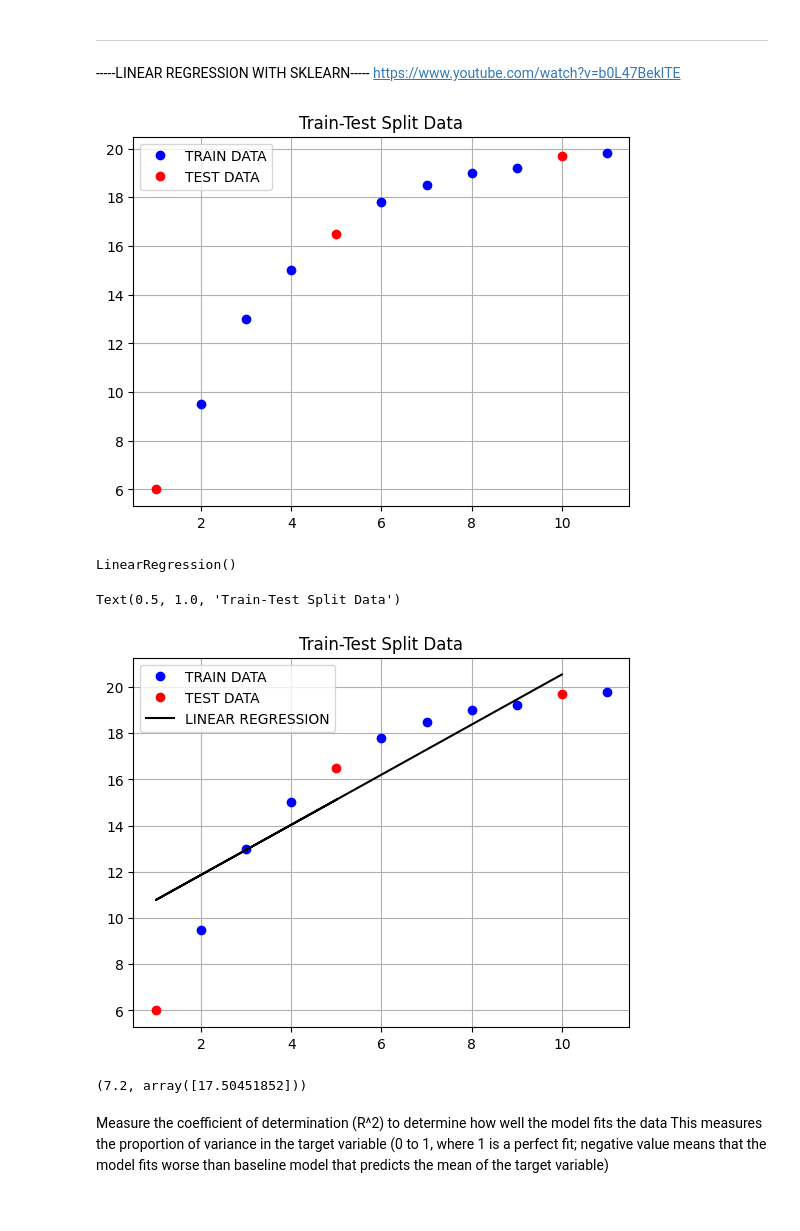
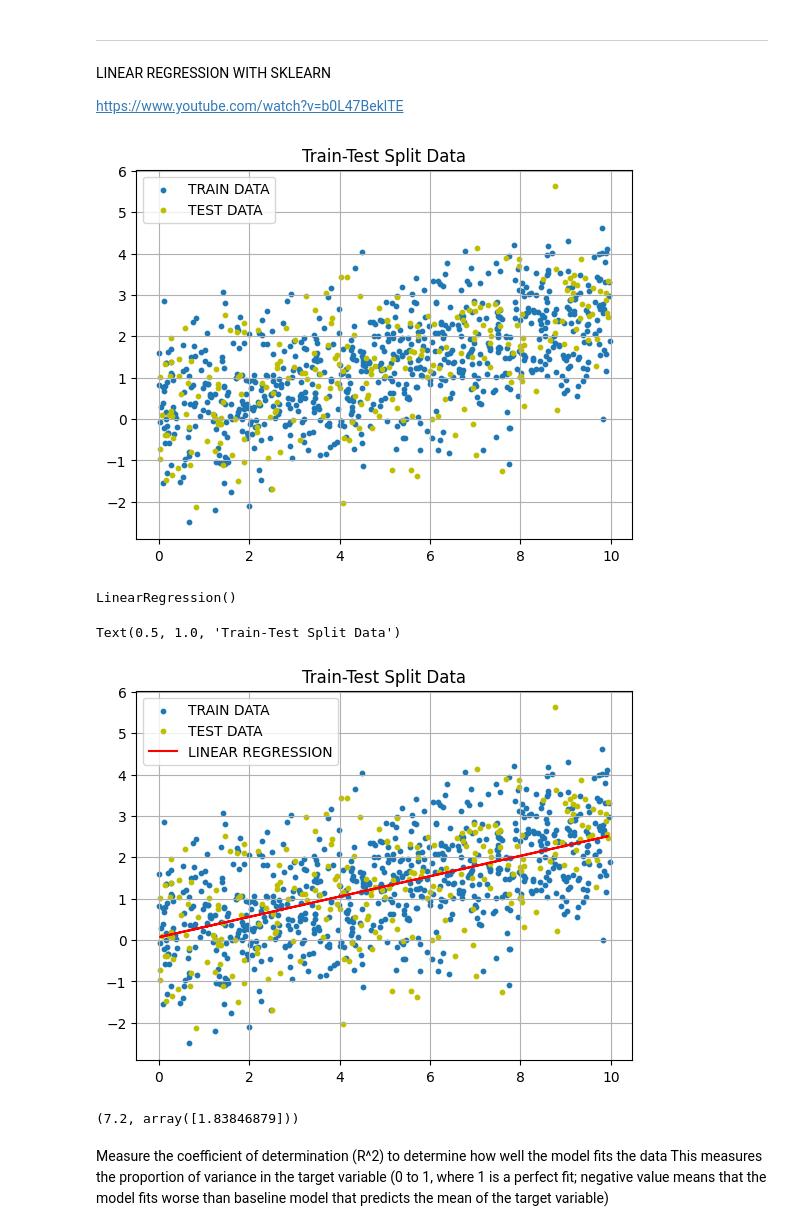
Before and after one commit to AndresDFlores/regressions, a Jupyter notebook: linear_regressions.ipynb, the cells around one changed output. Saved outputs shown, nothing was run; the diff lists cells and outputs as text; code cells hidden in the pictures.

Commit message:
changed data set to better demo linear regression

```diff
--- a/linear_regressions.ipynb
+++ b/linear_regressions.ipynb
@@ -88,7 +88,7 @@ def plot_regression(x, y, Y_Calc, r2=None):
     #  this produces a 2-D plot of the train data and test data
     plot, ax = plt.subplots()
 
-    ax.plot(x, y, 'bo')
+    ax.scatter(x, y, s=10)
     ax.plot(x, Y_Calc, 'r')
     ax.grid(True)
 
@@ -217,0 +224,7 @@ ORDER: 5
+# %%
+np.random.seed(seed=1)
+x_data = np.random.uniform(low=0.0, high=10.0, size=(1000,))
+slope = 0.25
+intercept = -1.25
+
+y_data = slope*x_data+np.random.normal(loc=0.0, scale=1.0, size=(1000,))
@@ -218,7 +253,8 @@ ORDER: 5
 # %% [markdown]
 -------------
 # %% [markdown]
------LINEAR REGRESSION WITH SKLEARN-----
+LINEAR REGRESSION WITH SKLEARN
+
 https://www.youtube.com/watch?v=b0L47BeklTE
 # %%
 from pydataset import data
@@ -231,15 +267,15 @@ X_train, X_test, y_train, y_test = train_test_split(x_data, y_data)
 # %%
 plot, ax = plt.subplots()
 
-ax.plot(X_train, y_train,'bo', label='TRAIN DATA')
-ax.plot(X_test, y_test,'ro', label='TEST DATA')
+ax.scatter(X_train, y_train, s=10, label='TRAIN DATA')
+ax.scatter(X_test, y_test, s=10, c='y', label='TEST DATA')
 ax.grid(True)
 ax.legend()
 ax.set_title('Train-Test Split Data')
 
 plt.show()
 # %% [output]
-[figure, old version]
+[figure, new version]
 # %%
 #  train data must be 2-dimensional for LinearRegression().fit()
 xx_train = [[i] for i in X_train]
@@ -259,15 +295,15 @@ prediction = lr.predict(xx_test)
 # %%
 plot, ax = plt.subplots()
 
-ax.plot(X_train, y_train,'bo', label='TRAIN DATA')
-ax.plot(X_test, y_test,'ro', label='TEST DATA')
-ax.plot(X_test, prediction,'k-', label='LINEAR REGRESSION')
+ax.scatter(X_train, y_train, s=10, label='TRAIN DATA')
+ax.scatter(X_test, y_test, s=10, c='y', label='TEST DATA')
+ax.plot(X_test, prediction,'r', label='LINEAR REGRESSION')
 ax.grid(True)
 ax.legend()
 ax.set_title('Train-Test Split Data')
 # %% [output]
 Text(0.5, 1.0, 'Train-Test Split Data')
-[figure, old version]
+[figure, new version]
 # %%
 #  use the linear regression model to predict the output value at some input value
 prediction_point = 7.2
@@ -275,7 +311,7 @@ predicted_value = lr.predict([[prediction_point]])[0]
 
 prediction_point, predicted_value
 # %% [output]
-(7.2, array([17.50451852]))
+(7.2, array([1.83846879]))
 # %% [markdown]
 Measure the coefficient of determination (R^2) to determine how well the model fits the data
 This measures the proportion of variance in the target variable (0 to 1, where 1 is a perfect fit; negative value means that the model fits worse than baseline model that predicts the mean of the target variable)
```
Also changed, not shown: parts of 12 cells of this notebook.
